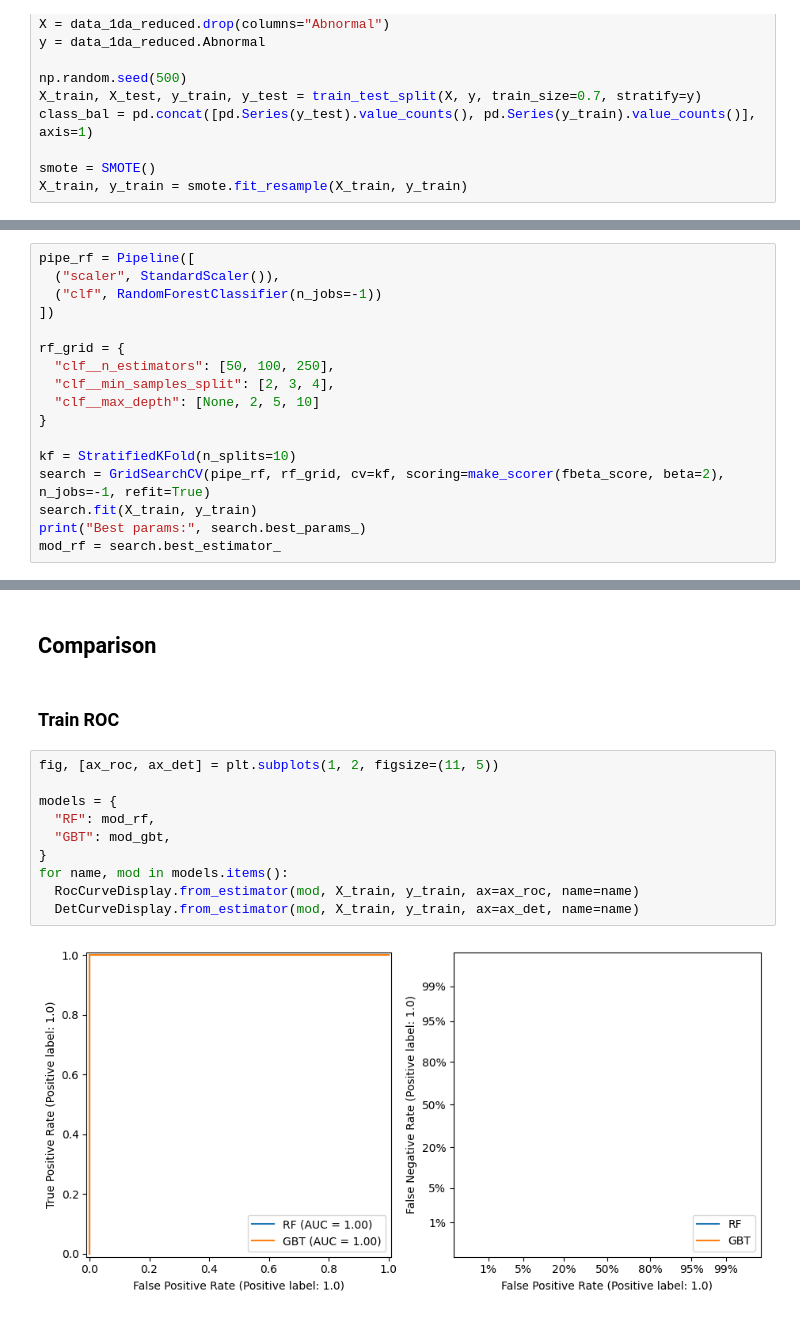
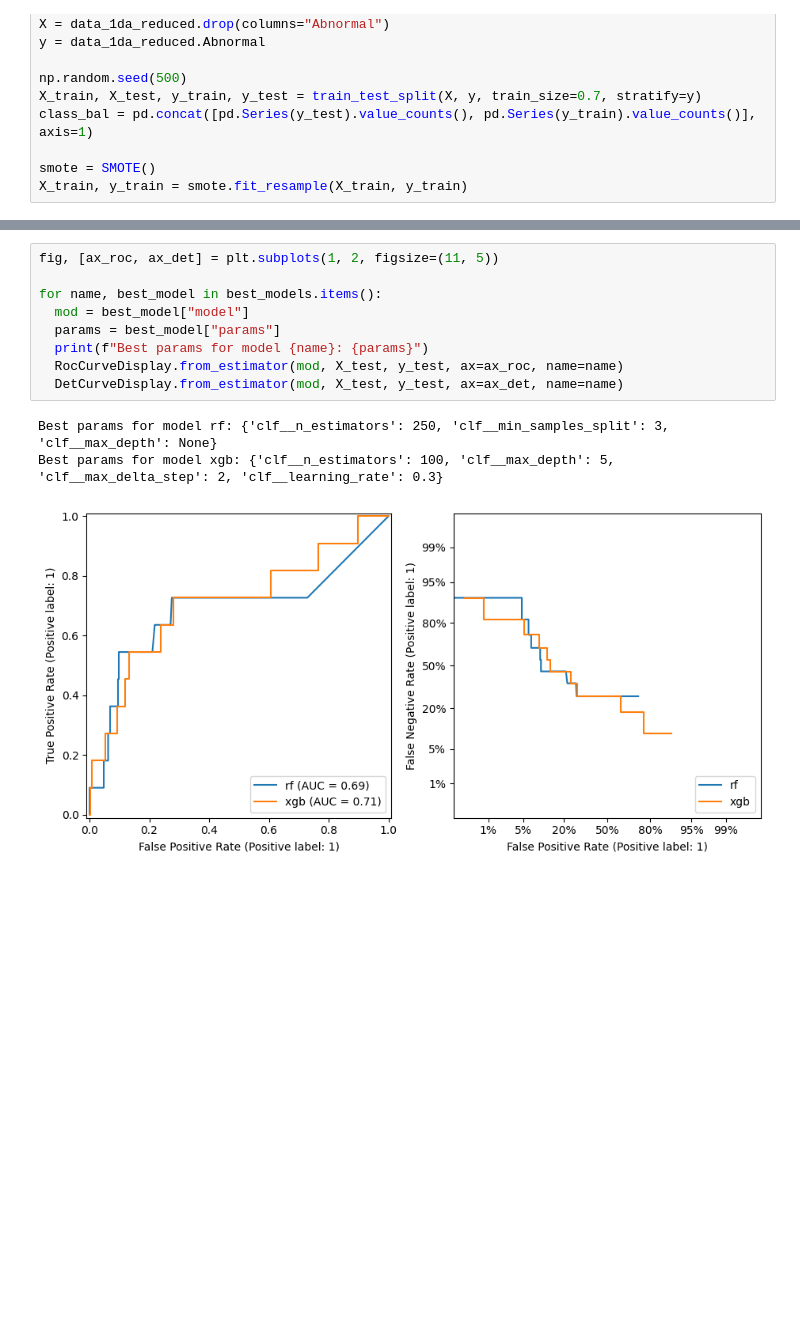
Before and after one commit to willcoughlin/predicting-abnormal-grid-conditions, a Jupyter notebook: notebooks/ensemble.ipynb, the cells around one changed output, grey strips where cells are left out. Saved outputs shown, nothing was run; the diff lists cells and outputs as text; blank space fills up the shorter version.

```diff
--- a/notebooks/ensemble.ipynb
+++ b/notebooks/ensemble.ipynb
@@ -33,17 +30,0 @@ X_train, y_train = smote.fit_resample(X_train, y_train)
-# %%
-pipe_rf = Pipeline([
-  ("scaler", StandardScaler()),
-  ("clf", RandomForestClassifier(n_jobs=-1))
-])
-
-rf_grid = {
-  "clf__n_estimators": [50, 100, 250],
-  "clf__min_samples_split": [2, 3, 4],
-  "clf__max_depth": [None, 2, 5, 10]
-}
-
-kf = StratifiedKFold(n_splits=10)
-search = GridSearchCV(pipe_rf, rf_grid, cv=kf, scoring=make_scorer(fbeta_score, beta=2), n_jobs=-1, refit=True)
-search.fit(X_train, y_train)
-print("Best params:", search.best_params_)
-mod_rf = search.best_estimator_
@@ -74,16 +74,13 @@ Best params: {'clf__n_estimators': 100, 'clf__max_depth': 0, 'clf__max_delta_ste
-# %% [markdown]
-## Comparison
-# %% [markdown]
-### Train ROC
 # %%
 fig, [ax_roc, ax_det] = plt.subplots(1, 2, figsize=(11, 5))
 
-models = {
-  "RF": mod_rf,
-  "GBT": mod_gbt,
-}
-for name, mod in models.items():
-  RocCurveDisplay.from_estimator(mod, X_train, y_train, ax=ax_roc, name=name)
-  DetCurveDisplay.from_estimator(mod, X_train, y_train, ax=ax_det, name=name)
+for name, best_model in best_models.items():
+  mod = best_model["model"]
+  params = best_model["params"]
+  print(f"Best params for model {name}: {params}")
+  RocCurveDisplay.from_estimator(mod, X_test, y_test, ax=ax_roc, name=name)
+  DetCurveDisplay.from_estimator(mod, X_test, y_test, ax=ax_det, name=name)
 # %% [output]
+Best params for model rf: {'clf__n_estimators': 250, 'clf__min_samples_split': 3, 'clf__max_depth': None}
+Best params for model xgb: {'clf__n_estimators': 100, 'clf__max_depth': 5, 'clf__max_delta_step': 2, 'clf__learning_rate': 0.3}
-[figure, old version]
+[figure, new version]
```
Also changed, not shown: parts of 7 cells of this notebook.
